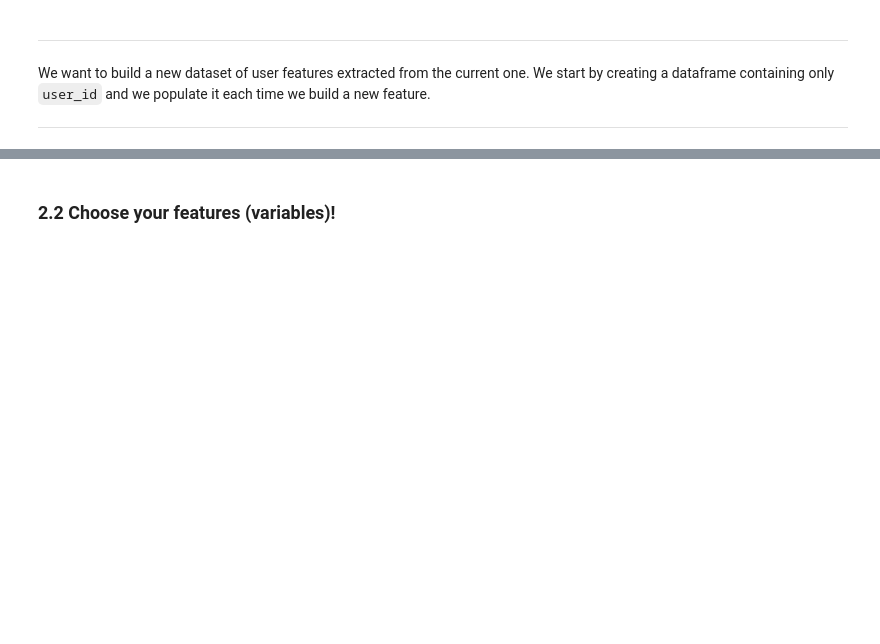
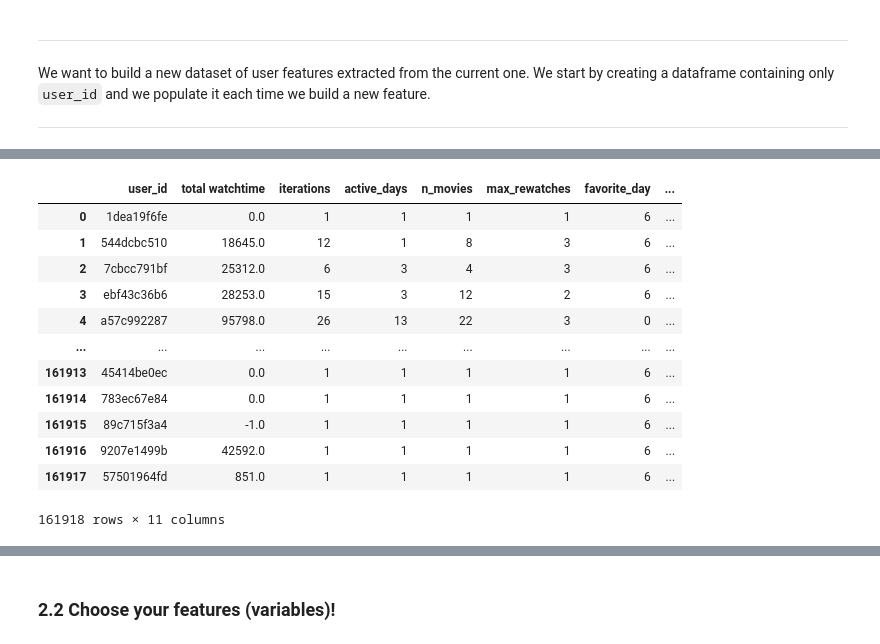
Before and after one commit to LorenzoPannacci/ADM-HW4, a Jupyter notebook: main.ipynb, the cells around one changed output, grey strips where cells are left out. Cells and saved outputs as stored; diff of their text form; code cells hidden in the pictures; blank space fills up the shorter version.

```diff
--- a/main.ipynb
+++ b/main.ipynb
@@ -395,0 +480,16 @@ The next feature is:
+# %%
+users_dataset_extended
+# %% [output]
+|  | user_id | total watchtime | iterations | active_days | n_movies | max_rewatches | favorite_day | ... |
+| 0 | 1dea19f6fe | 0.0 | 1 | 1 | 1 | 1 | 6 | ... |
+| 1 | 544dcbc510 | 18645.0 | 12 | 1 | 8 | 3 | 6 | ... |
+| 2 | 7cbcc791bf | 25312.0 | 6 | 3 | 4 | 3 | 6 | ... |
+| 3 | ebf43c36b6 | 28253.0 | 15 | 3 | 12 | 2 | 6 | ... |
+| 4 | a57c992287 | 95798.0 | 26 | 13 | 22 | 3 | 0 | ... |
+| ... | ... | ... | ... | ... | ... | ... | ... | ... |
+| 161913 | 45414be0ec | 0.0 | 1 | 1 | 1 | 1 | 6 | ... |
+| 161914 | 783ec67e84 | 0.0 | 1 | 1 | 1 | 1 | 6 | ... |
+| 161915 | 89c715f3a4 | -1.0 | 1 | 1 | 1 | 1 | 6 | ... |
+| 161916 | 9207e1499b | 42592.0 | 1 | 1 | 1 | 1 | 6 | ... |
+| 161917 | 57501964fd | 851.0 | 1 | 1 | 1 | 1 | 6 | ... |
+161918 rows × 11 columns
```
Also changed, not shown: parts of 18 cells of this notebook, 2 other files.
